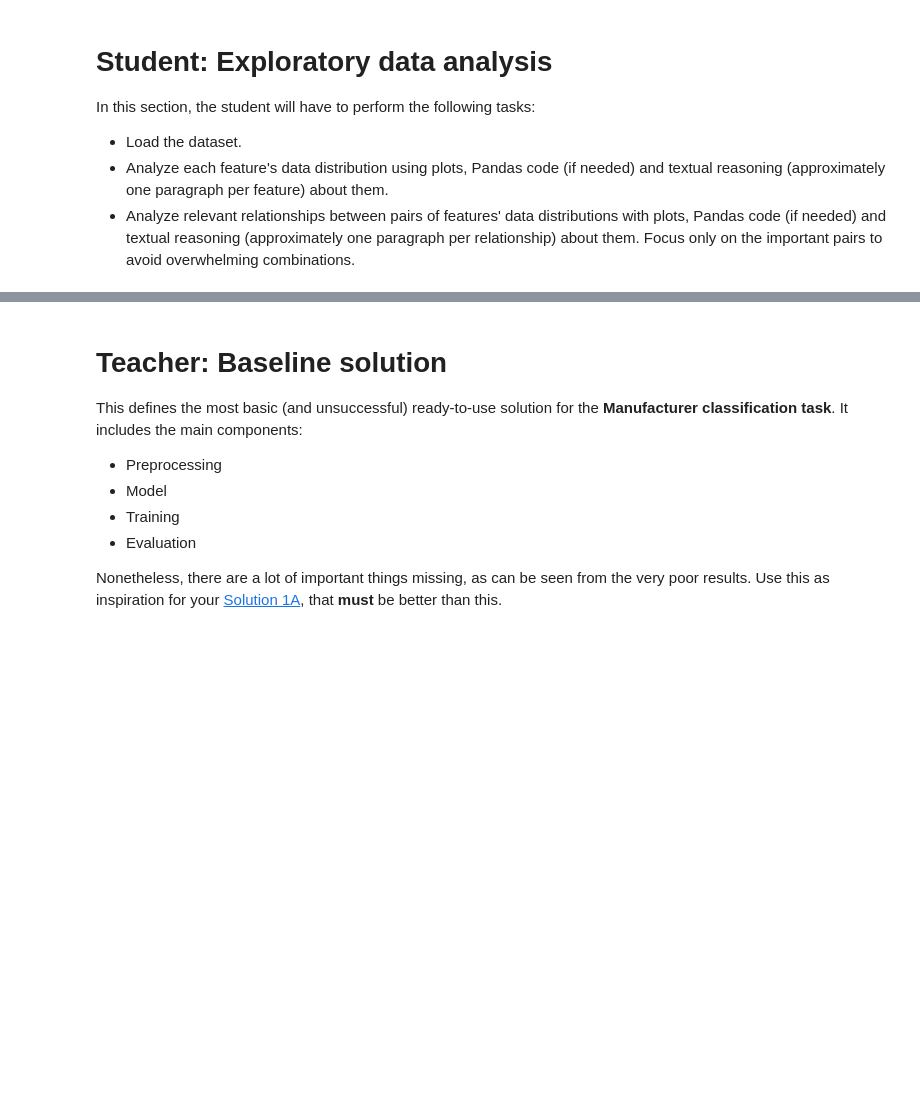
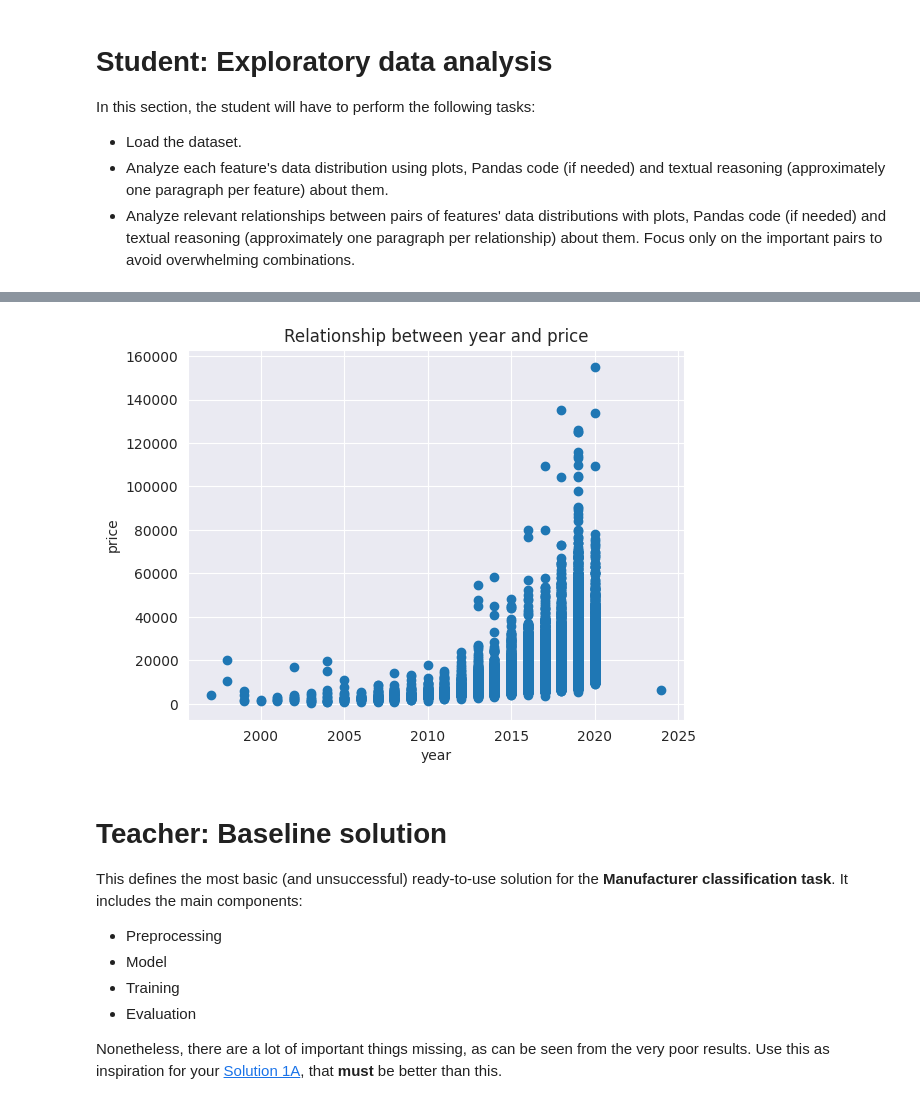
Before and after one commit to Gpascual11/P3_Gerard_Pascual, a Jupyter notebook: P3_NeuralNetworks.ipynb, the cells around one changed output, grey strips where cells are left out. Cells and saved outputs as stored; diff of their text form; code cells hidden in the pictures; blank space fills up the shorter version.

```diff
--- a/P3_NeuralNetworks.ipynb
+++ b/P3_NeuralNetworks.ipynb
@@ -395,3 +398,7 @@ plt.show()
+# %%
+features_relationship(df, "year", "price")
+# %% [output]
+[figure, added]
 # %% [markdown]
 # Teacher: Baseline solution
 <a name="baseline"></a>
```
Also changed, not shown: parts of 29 cells of this notebook.
